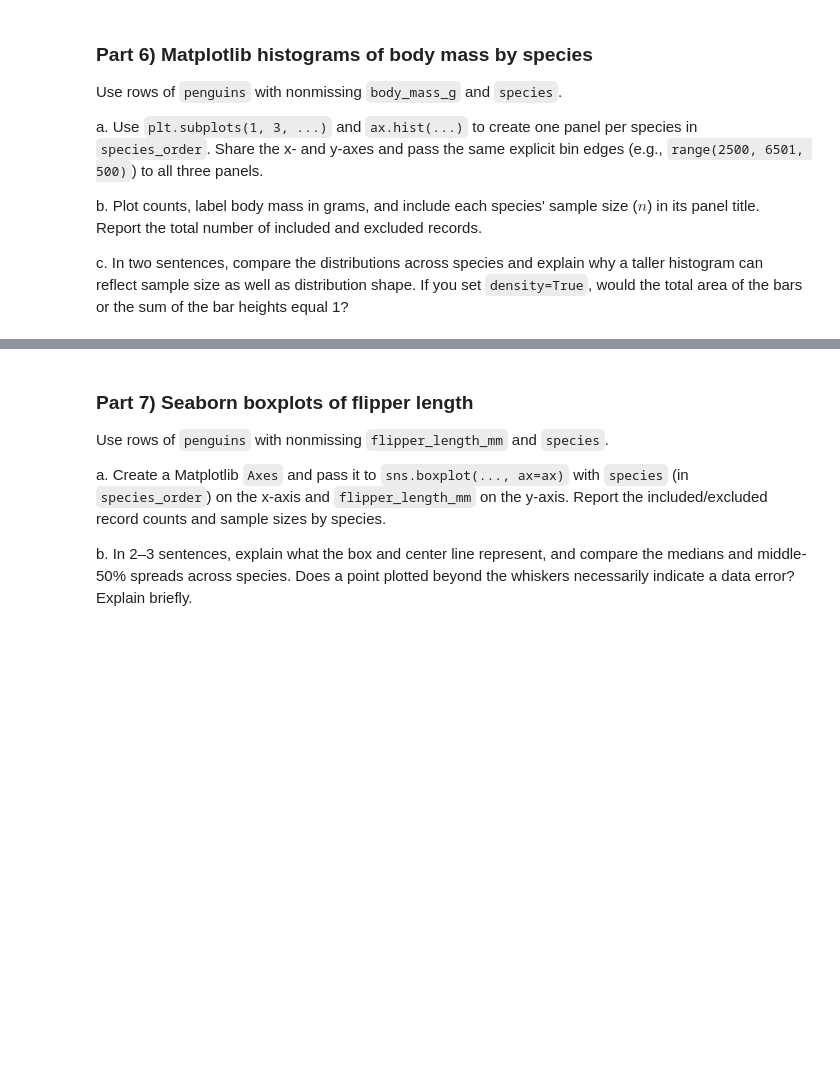
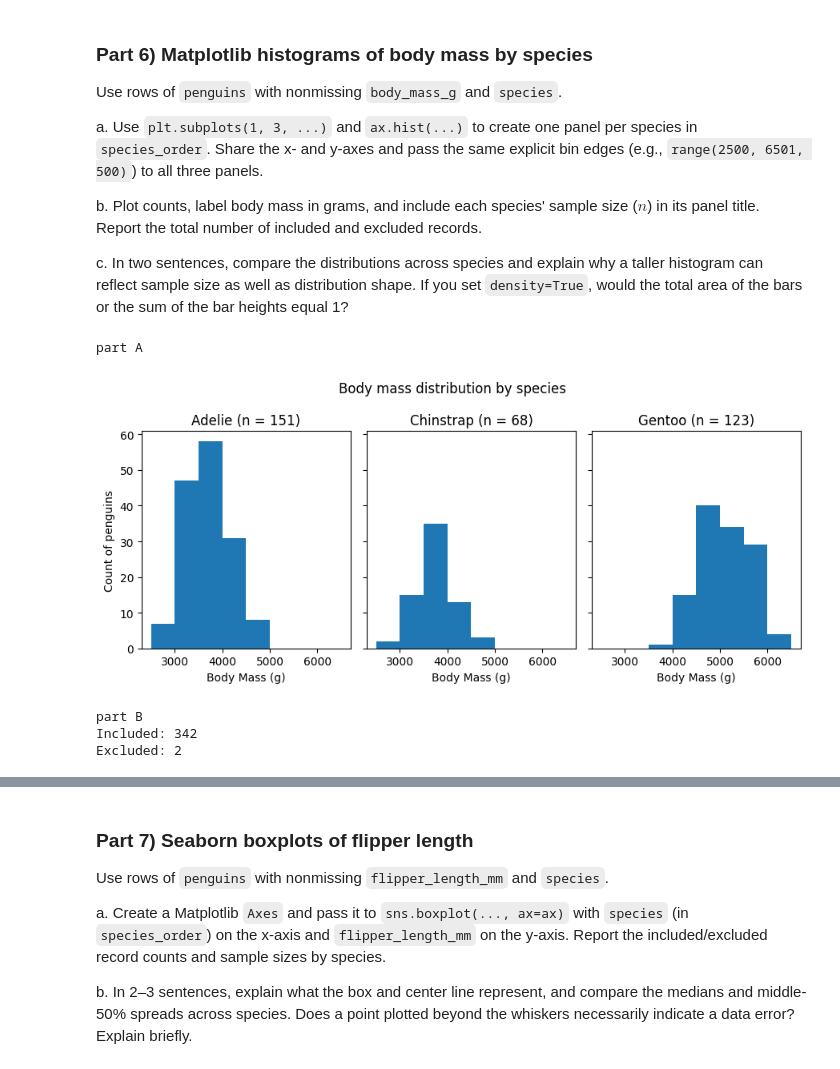
Before and after one commit to dennishuang70/26-fall-stats-21, a Jupyter notebook: homework/HW4/HW4_Penguins_Pandas.ipynb, the cells around one changed output, grey strips where cells are left out. Saved outputs shown, nothing was run; the diff lists cells and outputs as text; code cells hidden in the pictures; blank space fills up the shorter version.

```diff
--- a/homework/HW4/HW4_Penguins_Pandas.ipynb
+++ b/homework/HW4/HW4_Penguins_Pandas.ipynb
@@ -101,3 +179,15 @@ b. Compute the mean and standard deviation of `measurement_cols` within each spe
 c. Add a `body_mass_kg` column to `penguins` by converting grams to kilograms. Filter for Gentoo penguins from 2008 with a recorded body mass. Display the total number of matching records, and show `species`, `island`, `year`, and `body_mass_kg` for the five heaviest penguins sorted from heaviest to lightest.
 # %%
 # Part 3: summarize measurements, create kilograms, then filter/select/sort.
+# A
+print("part A")
+print(penguins[measurement_cols].describe())
+# B
+print("part B")
+print(penguins.groupby("species")[measurement_cols].mean())
+print(penguins.groupby("species")[measurement_cols].std())
+# C
+penguins["body_mass_kg"] = penguins["body_mass_g"]/1000
+gento_penguins = penguins[(penguins["species"] == "Gentoo") & (penguins["year"] ==  2008) & (penguins["body_mass_kg"].notna())]
+print("Total number of matching records: " + str(len(gento_penguins)))
+print(gento_penguins.sort_values("body_mass_kg", ascending = False).head(5)[["species", "island", "year", "body_mass_kg"]])
@@ -156,6 +358,34 @@ b. Plot counts, label body mass in grams, and include each species' sample size
 c. In two sentences, compare the distributions across species and explain why a taller histogram can reflect sample size as well as distribution shape. If you set `density=True`, would the total area of the bars or the sum of the bar heights equal 1?
 # %%
 # Part 6: choose records, then build three Matplotlib histogram panels.
+# Asked Gemini for help debugging my for loop and getting the histograms to correctly show without error. I tried using the lecture 17 examples as references, but kept not working because of various errors.
+# A
+print("part A")
+body_mass = penguins.dropna(subset = ["body_mass_g", "species"]).copy()
+bins = range(2500, 6501, 500)
+
+fig, axes = plt.subplots(1,3, figsize = (9, 4), sharex = True,  sharey = True)
+for ax, spec in zip(axes, species_order):
+    species_mass = body_mass.loc[body_mass["species"] == spec, "body_mass_g"]
+    ax.hist(species_mass, bins=bins)
+    ax.set_title(spec + " (n = " + str(len(species_mass)) + ")")
+    ax.set_xlabel("Body Mass (g)")
+
+axes[0].set_ylabel("Count of penguins")
+fig.suptitle("Body mass distribution by species")
+plt.tight_layout()
+plt.show()
+
+# B
+print("part B")
+print("Included: " + str(len(body_mass)))
+print("Excluded: " + str(len(penguins) - len(body_mass)))
+# %% [output]
+part A
+[figure, added]
+part B
+Included: 342
+Excluded: 2
 # %% [markdown]
 **Written response:**
 
```
Also changed, not shown: parts of 21 cells of this notebook, 1 other file.
